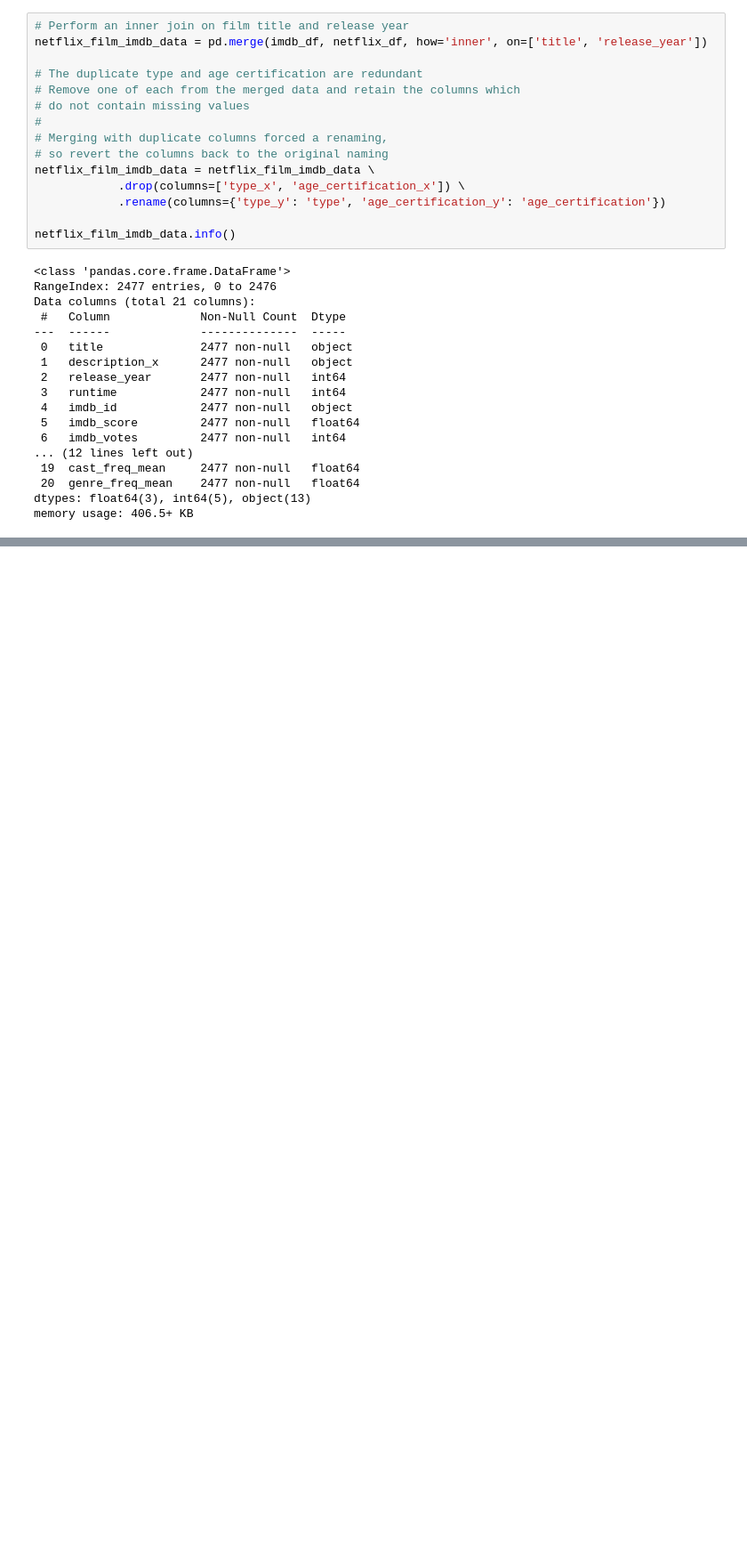
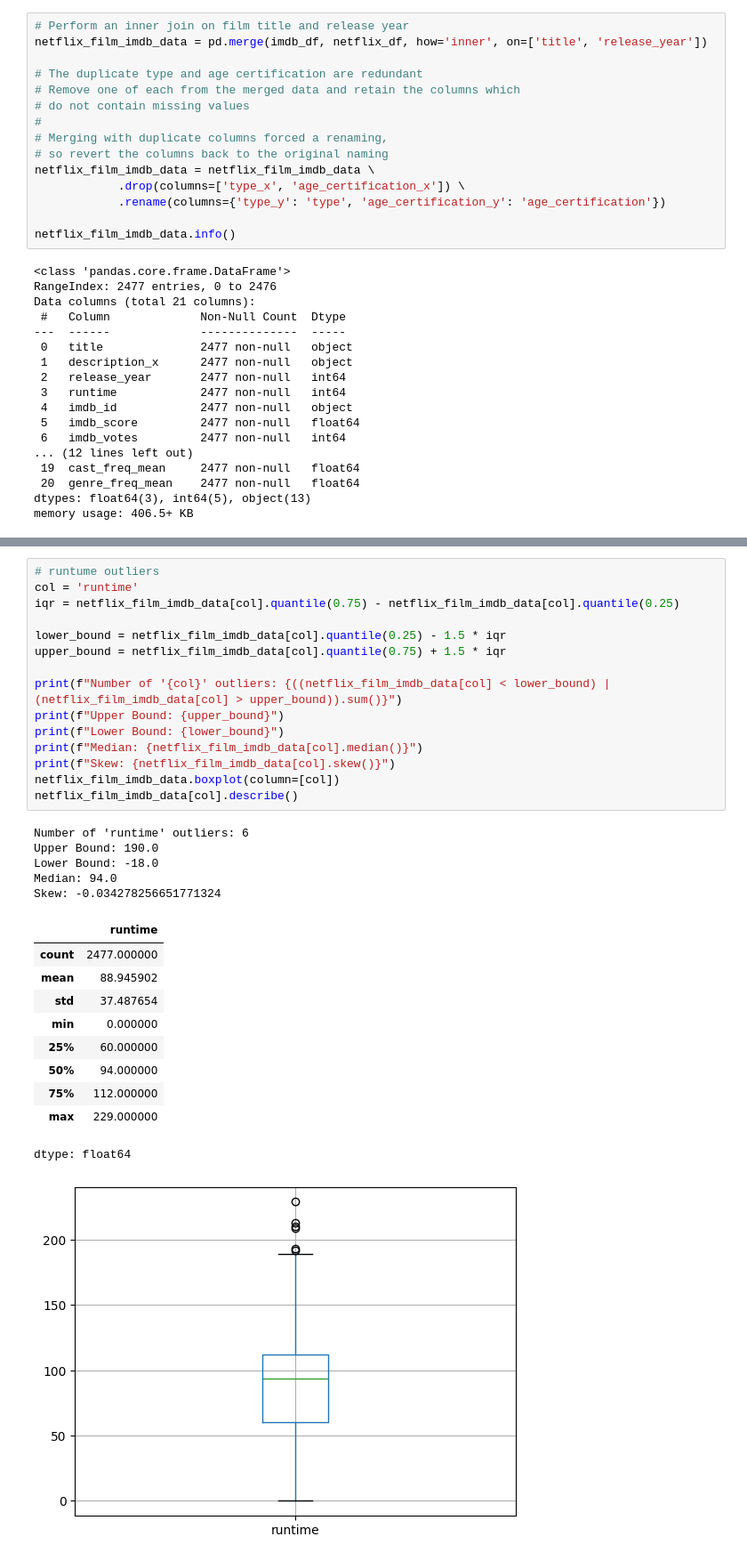
Before and after one commit to anthonybrown0528/csc-442-course-project, a Jupyter notebook: notebook/merge_cleaned_datasets.ipynb, the cells around one changed output, grey strips where cells are left out. Shown at 89% size. Drawn from its saved outputs; the diff is of its cells as text; blank space fills up the shorter version.

```diff
--- a/notebook/merge_cleaned_datasets.ipynb
+++ b/notebook/merge_cleaned_datasets.ipynb
@@ -114,0 +173,32 @@ memory usage: 406.5+ KB
+# %%
+# runtume outliers
+col = 'runtime'
+iqr = netflix_film_imdb_data[col].quantile(0.75) - netflix_film_imdb_data[col].quantile(0.25)
+
+lower_bound = netflix_film_imdb_data[col].quantile(0.25) - 1.5 * iqr
+upper_bound = netflix_film_imdb_data[col].quantile(0.75) + 1.5 * iqr
+
+print(f"Number of '{col}' outliers: {((netflix_film_imdb_data[col] < lower_bound) | (netflix_film_imdb_data[col] > upper_bound)).sum()}")
+print(f"Upper Bound: {upper_bound}")
+print(f"Lower Bound: {lower_bound}")
+print(f"Median: {netflix_film_imdb_data[col].median()}")
+print(f"Skew: {netflix_film_imdb_data[col].skew()}")
+netflix_film_imdb_data.boxplot(column=[col])
+netflix_film_imdb_data[col].describe()
+# %% [output]
+Number of 'runtime' outliers: 6
+Upper Bound: 190.0
+Lower Bound: -18.0
+Median: 94.0
+Skew: -0.034278256651771324
+|  | runtime |
+| count | 2477.000000 |
+| mean | 88.945902 |
+| std | 37.487654 |
+| min | 0.000000 |
+| 25% | 60.000000 |
+| 50% | 94.000000 |
+| 75% | 112.000000 |
+| max | 229.000000 |
+dtype: float64
+[figure, added]
```
Also changed, not shown: parts of 17 cells of this notebook.
